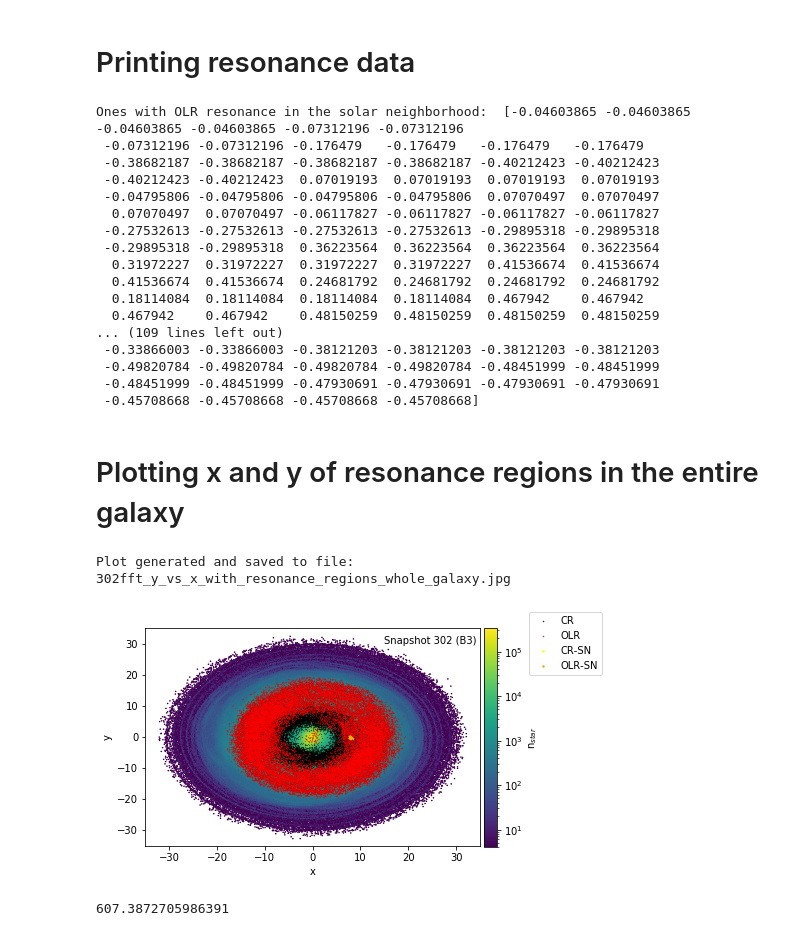
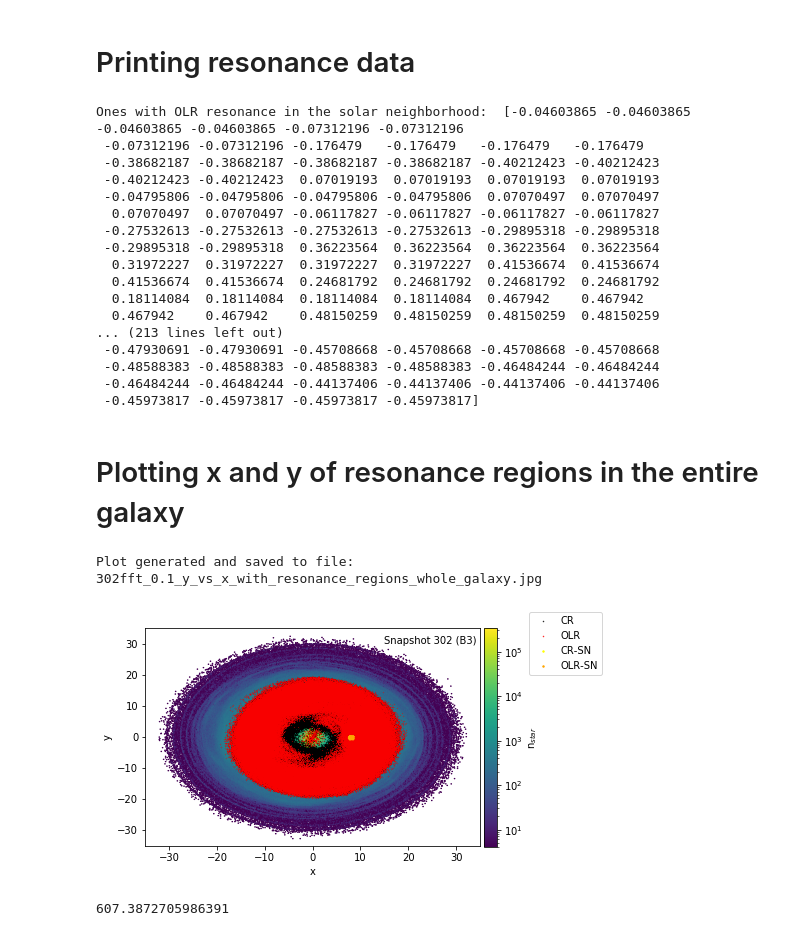
Before and after one commit to binodbhttr/resonance_sweeping, a Jupyter notebook: 302_frequency_analysis.ipynb, the cells around one changed output. Cells and saved outputs as stored; diff of their text form; code cells hidden in the pictures.

Commit message:
corrected some plots

```diff
--- a/302_frequency_analysis.ipynb
+++ b/302_frequency_analysis.ipynb
@@ -173,7 +173,7 @@ keep_olr=(omega_diff_olr<0.01)*(omega_diff_olr>-0.1)
 
 #CR resonance
 omega_diff=Ophidisk-ps_adjusted
-keep_cr=(omega_diff<0.01)*(omega_diff>-0.01)
+keep_cr=(omega_diff<0.01)*(omega_diff>-0.1)
 # %% [markdown]
 # Entire Galactic Regions with Co-Rotating (CR) Resonance
 # %%
@@ -347,40 +347,40 @@ Ones with OLR resonance in the solar neighborhood:  [-0.04603865 -0.04603865 -0.
   0.41536674  0.41536674  0.24681792  0.24681792  0.24681792  0.24681792
   0.18114084  0.18114084  0.18114084  0.18114084  0.467942    0.467942
   0.467942    0.467942    0.48150259  0.48150259  0.48150259  0.48150259
-... (109 lines left out)
- -0.33866003 -0.33866003 -0.38121203 -0.38121203 -0.38121203 -0.38121203
- -0.49820784 -0.49820784 -0.49820784 -0.49820784 -0.48451999 -0.48451999
- -0.48451999 -0.48451999 -0.47930691 -0.47930691 -0.47930691 -0.47930691
- -0.45708668 -0.45708668 -0.45708668 -0.45708668]
+... (213 lines left out)
+ -0.47930691 -0.47930691 -0.45708668 -0.45708668 -0.45708668 -0.45708668
+ -0.48588383 -0.48588383 -0.48588383 -0.48588383 -0.46484244 -0.46484244
+ -0.46484244 -0.46484244 -0.44137406 -0.44137406 -0.44137406 -0.44137406
+ -0.45973817 -0.45973817 -0.45973817 -0.45973817]
 # %% [markdown]
 # Plotting x and y of resonance regions in the entire galaxy
 # %%
 fig4=plt.figure()
 ax=fig4.add_subplot(111)
 #ax.text(8,300,r"Snapshot %s, Slice: -5<$\phi$<5"%(str(snapshot)))
 #cb1=ax.hexbin(x_select,y_select,extent=((-35,35,-35,35)),gridsize=500,mincnt=1,C=Ordisk,vmin=1,vmax=40)
 cb1=ax.hexbin(x_select,y_select,extent=((-35,35,-35,35)),gridsize=500,mincnt=1,bins='log')
 ax.scatter(x_resonance_cr,y_resonance_cr,c="black",marker=".",s=0.01,label="CR")
 ax.scatter(x_resonance_olr,y_resonance_olr,c="red",marker=".",s=0.01,label="OLR")
 ax.scatter(x_resonance_cr_sr,y_resonance_cr_sr,c="yellow",marker=".",s=0.1,label="CR-SN")
 ax.scatter(x_resonance_olr_sr,y_resonance_olr_sr,c="orange",marker=".",s=0.1,label="OLR-SN")
 ax.set_xlabel("x")
 ax.set_ylabel("y")
 ax.legend(bbox_to_anchor=(1.13,0.93), loc='center left',markerscale=9)
 ax.text(15,30,r"Snapshot 302 (B3)")
 #ax.set_xlim(7.5,8.5)
 #ax.set_ylim(-0.5,0.5)
 cbar_ax = fig4.add_axes([0.91, 0.12, 0.03, 0.76]) # position of the colorbar (left, bottom, width, height)
 fig4.colorbar(cb1, cax=cbar_ax)
 cbar_ax.set_ylabel(r'n$_{star}$')
 cbar_ax.yaxis.label.set_size(10)
-plotname=str(snapshot)+"fft_y_vs_x_with_resonance_regions_whole_galaxy.jpg"
+plotname=str(snapshot)+"fft_0.1_y_vs_x_with_resonance_regions_whole_galaxy.jpg"
 fig4.savefig(plotpath+plotname,bbox_inches="tight",dpi=250)
 print("Plot generated and saved to file: ",plotname)
 plt.show()
 # %% [output]
-Plot generated and saved to file:  302fft_y_vs_x_with_resonance_regions_whole_galaxy.jpg
+Plot generated and saved to file:  302fft_0.1_y_vs_x_with_resonance_regions_whole_galaxy.jpg
-[figure, old version]
+[figure, new version]
 # %%
 print(np.max(vr))
 # %% [output]
```
Also changed, not shown: parts of 7 cells of this notebook, 11 other files.
